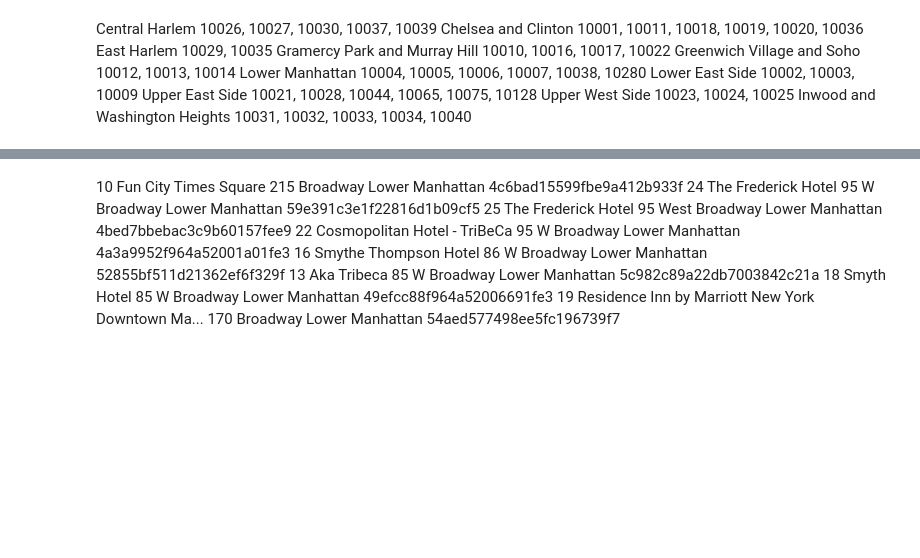
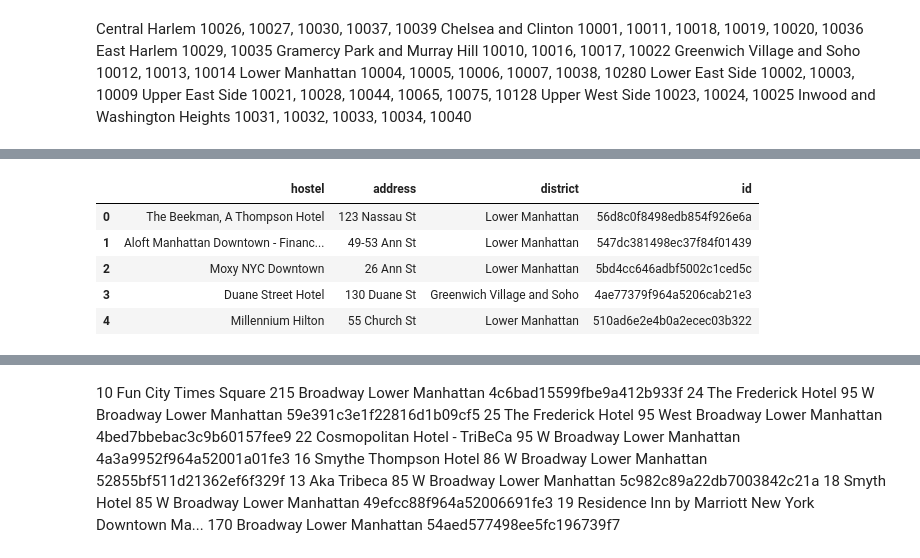
Before and after one commit to johnsccl123/IBM-Watson-Notebook, a Jupyter notebook: Business Project.ipynb, the cells around one changed output, grey strips where cells are left out. Drawn from its saved outputs; the diff is of its cells as text; code cells hidden in the pictures; blank space fills up the shorter version.

```diff
--- a/Business Project.ipynb
+++ b/Business Project.ipynb
@@ -262,0 +273,9 @@ df1
+# %%
+df1.head()#check the data
+# %% [output]
+|  | hostel | address | district | id |
+| 0 | The Beekman, A Thompson Hotel | 123 Nassau St | Lower Manhattan | 56d8c0f8498edb854f926e6a |
+| 1 | Aloft Manhattan Downtown - Financ... | 49-53 Ann St | Lower Manhattan | 547dc381498ec37f84f01439 |
+| 2 | Moxy NYC Downtown | 26 Ann St | Lower Manhattan | 5bd4cc646adbf5002c1ced5c |
+| 3 | Duane Street Hotel | 130 Duane St | Greenwich Village and Soho | 4ae77379f964a5206cab21e3 |
+| 4 | Millennium Hilton | 55 Church St | Lower Manhattan | 510ad6e2e4b0a2ecec03b322 |
```
Also changed, not shown: parts of 18 cells of this notebook.
